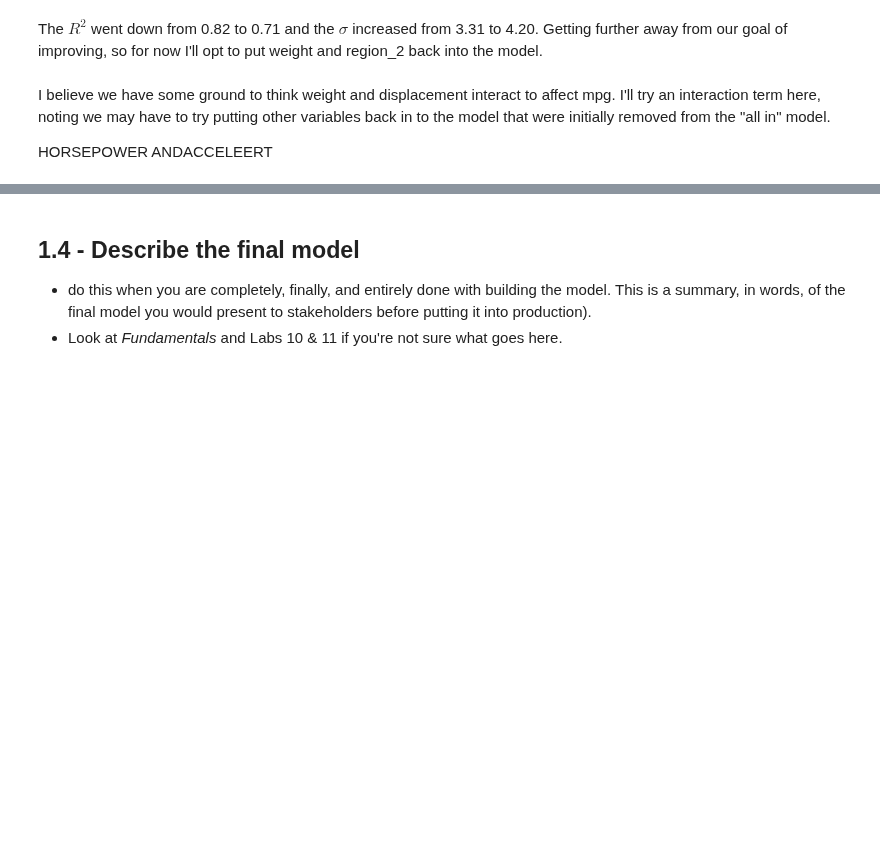
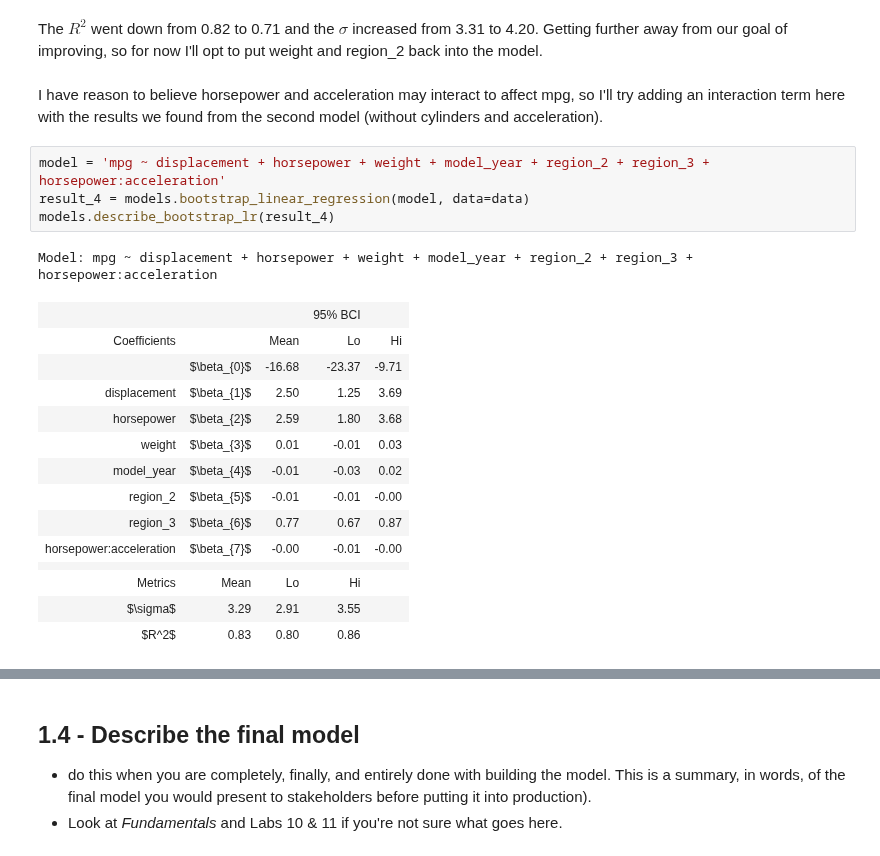
Before and after one commit to ansaridan/jhu-data-engineering-team-5, a Jupyter notebook: Problem_Set_5_2/Jhirsc21.ipynb, the cells around one changed output, grey strips where cells are left out. Drawn from its saved outputs; the diff is of its cells as text; blank space fills up the shorter version.

```diff
--- a/Problem_Set_5_2/Jhirsc21.ipynb
+++ b/Problem_Set_5_2/Jhirsc21.ipynb
@@ -555,6 +553,24 @@ Model: mpg ~ displacement + horsepower + weight + region_3
 # %% [markdown]
 The $R^2$ went down from 0.82 to 0.71 and the $\sigma$ increased from 3.31 to 4.20. Getting further away from our goal of improving, so for now I'll opt to put weight and region_2 back into the model.
-# %% [markdown]
-I believe we have some ground to think weight and displacement interact to affect mpg. I'll try an interaction term here, noting we may have to try putting other variables back in to the model that were initially removed from the "all in" model.
-
-HORSEPOWER ANDACCELEERT
+# %% [markdown]
+I have reason to believe horsepower and acceleration may interact to affect mpg, so I'll try adding an interaction term here with the results we found from the second model (without cylinders and acceleration).
+# %%
+model = 'mpg ~ displacement + horsepower + weight + model_year + region_2 + region_3 + horsepower:acceleration'
+result_4 = models.bootstrap_linear_regression(model, data=data)
+models.describe_bootstrap_lr(result_4)
+# %% [output]
+Model: mpg ~ displacement + horsepower + weight + model_year + region_2 + region_3 + horsepower:acceleration
+|  |  |  | 95% BCI |  |
+| Coefficients |  | Mean | Lo | Hi |
+|  | $\beta_{0}$ | -16.68 | -23.37 | -9.71 |
+| displacement | $\beta_{1}$ | 2.50 | 1.25 | 3.69 |
+| horsepower | $\beta_{2}$ | 2.59 | 1.80 | 3.68 |
+| weight | $\beta_{3}$ | 0.01 | -0.01 | 0.03 |
+| model_year | $\beta_{4}$ | -0.01 | -0.03 | 0.02 |
+| region_2 | $\beta_{5}$ | -0.01 | -0.01 | -0.00 |
+| region_3 | $\beta_{6}$ | 0.77 | 0.67 | 0.87 |
+| horsepower:acceleration | $\beta_{7}$ | -0.00 | -0.01 | -0.00 |
+|  |  |  |  |  |
+| Metrics | Mean | Lo | Hi |  |
+| $\sigma$ | 3.29 | 2.91 | 3.55 |  |
+| $R^2$ | 0.83 | 0.80 | 0.86 |  |
```
Also changed, not shown: parts of 39 cells of this notebook.
